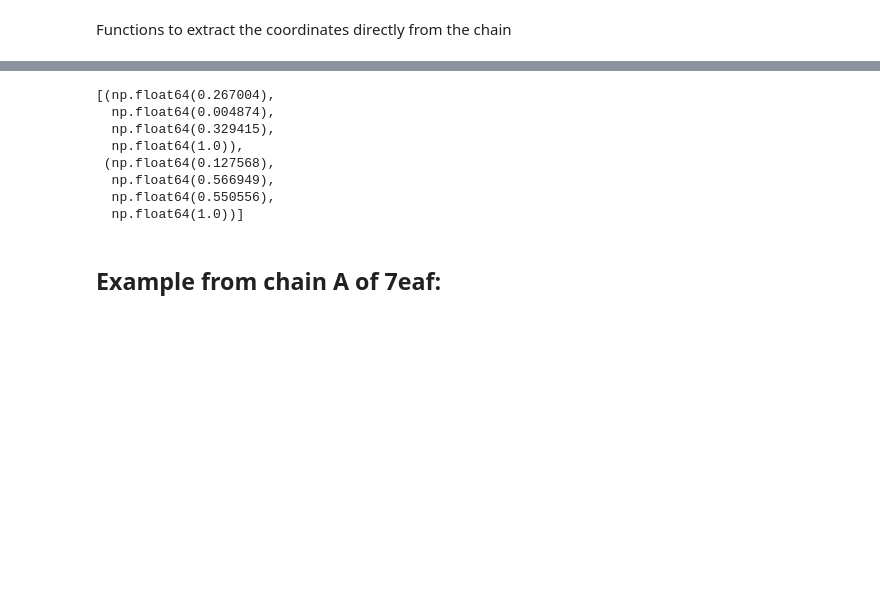
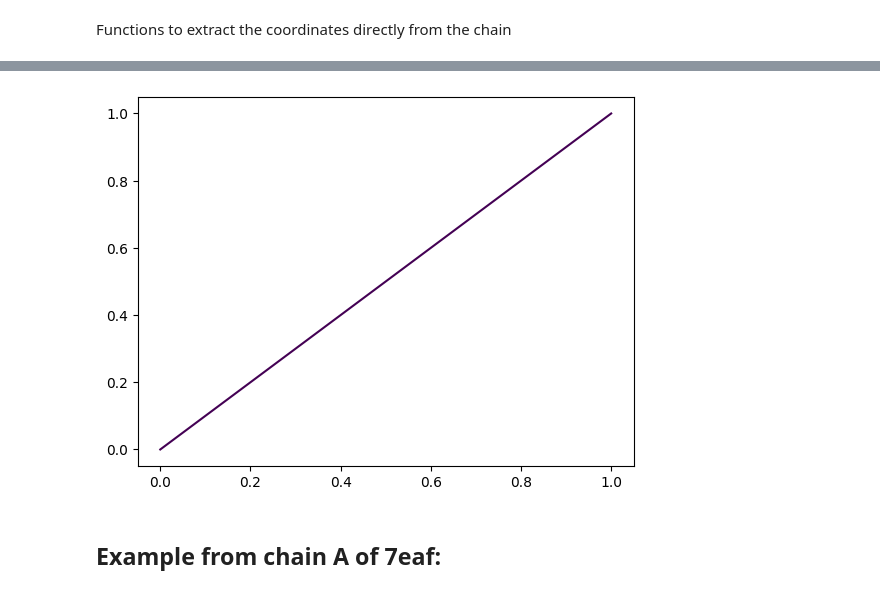
Before and after one commit to rna-oop/2425-m1-geniomhe-group-6, a Jupyter notebook: lab2/demo/RNA_viz.ipynb, the cells around one changed output, grey strips where cells are left out. Drawn from its saved outputs; the diff is of its cells as text; code cells hidden in the pictures; blank space fills up the shorter version.

```diff
--- a/lab2/demo/RNA_viz.ipynb
+++ b/lab2/demo/RNA_viz.ipynb
@@ -142,17 +176,15 @@ NameError: name 'plot_molecule' is not defined
 # %%
 colormap=plt.get_cmap('viridis')
 # make it a list of length k
-chains=[1,2]
+chains=[1]
 colors=[colormap(i/len(chains)) for i in range(len(chains))]
+
+# plot these colors to show them
+fig, ax = plt.subplots()
+for i in range(len(chains)):
+    ax.plot([0,1],[0,1],color=colors[i],label=str(i))
 # %% [output]
-[(np.float64(0.267004),
-  np.float64(0.004874),
-  np.float64(0.329415),
-  np.float64(1.0)),
- (np.float64(0.127568),
-  np.float64(0.566949),
-  np.float64(0.550556),
-  np.float64(1.0))]
+[figure, added]
 # %% [markdown]
 ## Example from chain A of 7eaf:
 # %% [markdown]
```
Also changed, not shown: parts of 4 cells of this notebook.
